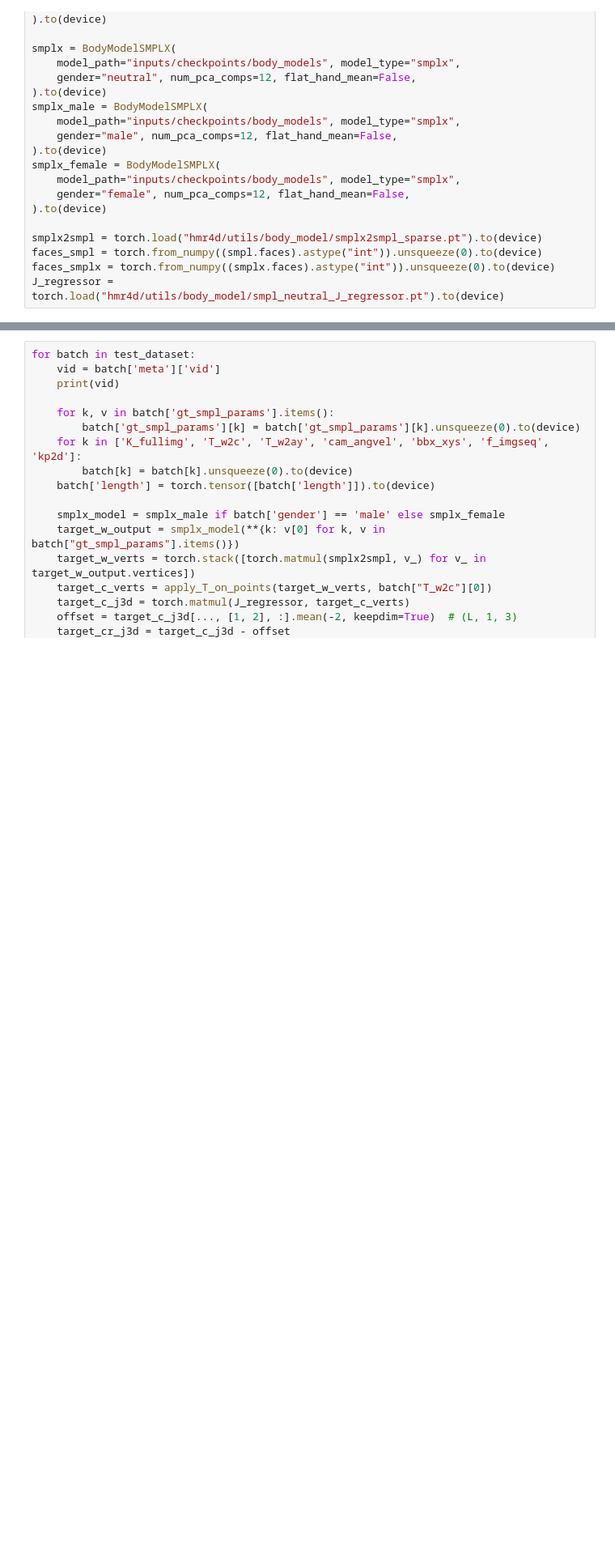
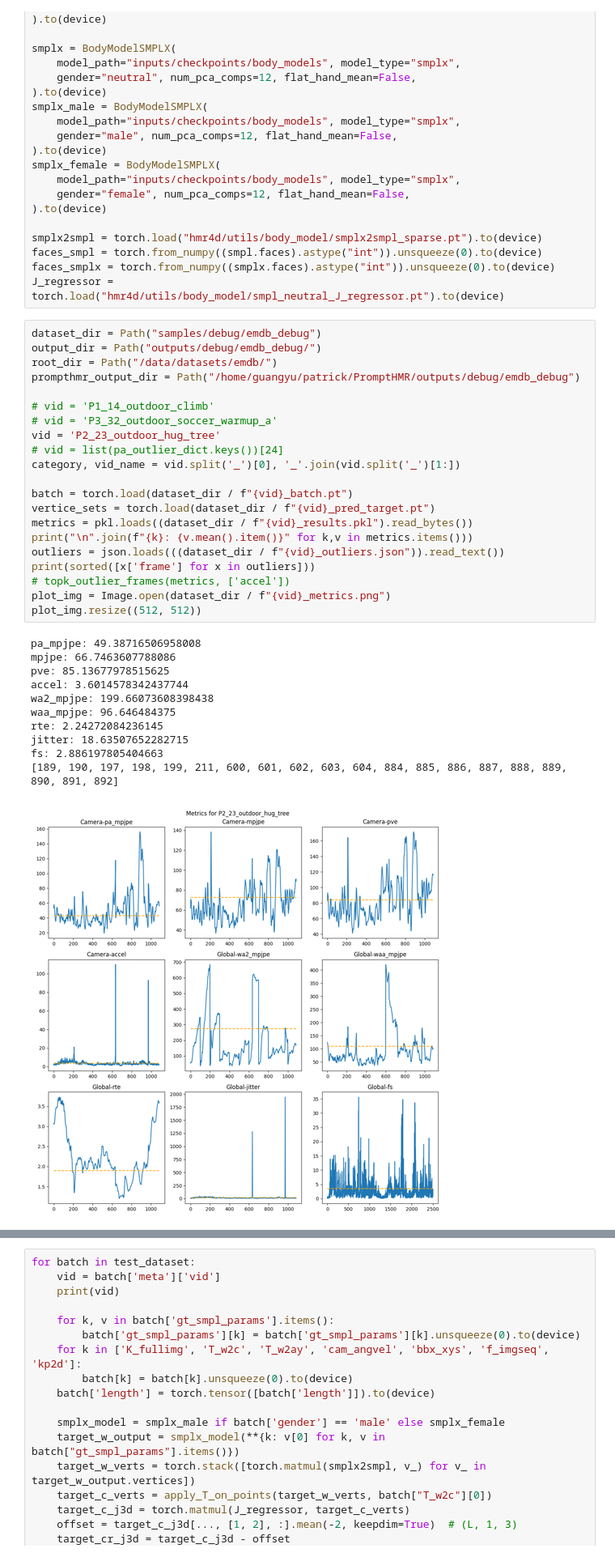
Before and after one commit to yj7082126/GVHMR, a Jupyter notebook: notebooks/train_evaldataset.ipynb, the cells around one changed output, grey strips where cells are left out. Shown at 81% size. Saved outputs shown, nothing was run; the diff lists cells and outputs as text; blank space fills up the shorter version.

Commit message:
emdb dataset eval code

```diff
--- a/notebooks/train_evaldataset.ipynb
+++ b/notebooks/train_evaldataset.ipynb
@@ -85,3 +75,36 @@ smplx2smpl = torch.load("hmr4d/utils/body_model/smplx2smpl_sparse.pt").to(device
 faces_smpl = torch.from_numpy((smpl.faces).astype("int")).unsqueeze(0).to(device)
 faces_smplx = torch.from_numpy((smplx.faces).astype("int")).unsqueeze(0).to(device)
 J_regressor = torch.load("hmr4d/utils/body_model/smpl_neutral_J_regressor.pt").to(device)
+# %%
+dataset_dir = Path("samples/debug/emdb_debug")
+output_dir = Path("outputs/debug/emdb_debug/")
+root_dir = Path("/data/datasets/emdb/")
+prompthmr_output_dir = Path("/home/guangyu/patrick/PromptHMR/outputs/debug/emdb_debug")
+
+# vid = 'P1_14_outdoor_climb'
+# vid = 'P3_32_outdoor_soccer_warmup_a'
+vid = 'P2_23_outdoor_hug_tree'
+# vid = list(pa_outlier_dict.keys())[24]
+category, vid_name = vid.split('_')[0], '_'.join(vid.split('_')[1:])
+
+batch = torch.load(dataset_dir / f"{vid}_batch.pt")
+vertice_sets = torch.load(dataset_dir / f"{vid}_pred_target.pt")
+metrics = pkl.loads((dataset_dir / f"{vid}_results.pkl").read_bytes())
+print("\n".join(f"{k}: {v.mean().item()}" for k,v in metrics.items()))
+outliers = json.loads(((dataset_dir / f"{vid}_outliers.json")).read_text())
+print(sorted([x['frame'] for x in outliers]))
+# topk_outlier_frames(metrics, ['accel'])
+plot_img = Image.open(dataset_dir / f"{vid}_metrics.png")
+plot_img.resize((512, 512))
+# %% [output]
+pa_mpjpe: 49.38716506958008
+mpjpe: 66.7463607788086
+pve: 85.13677978515625
+accel: 3.6014578342437744
+wa2_mpjpe: 199.66073608398438
+waa_mpjpe: 96.646484375
+rte: 2.24272084236145
+jitter: 18.63507652282715
+fs: 2.886197805404663
+[189, 190, 197, 198, 199, 211, 600, 601, 602, 603, 604, 884, 885, 886, 887, 888, 889, 890, 891, 892]
+[figure, added]
```
Also changed, not shown: parts of 16 cells of this notebook, 3 other files.
